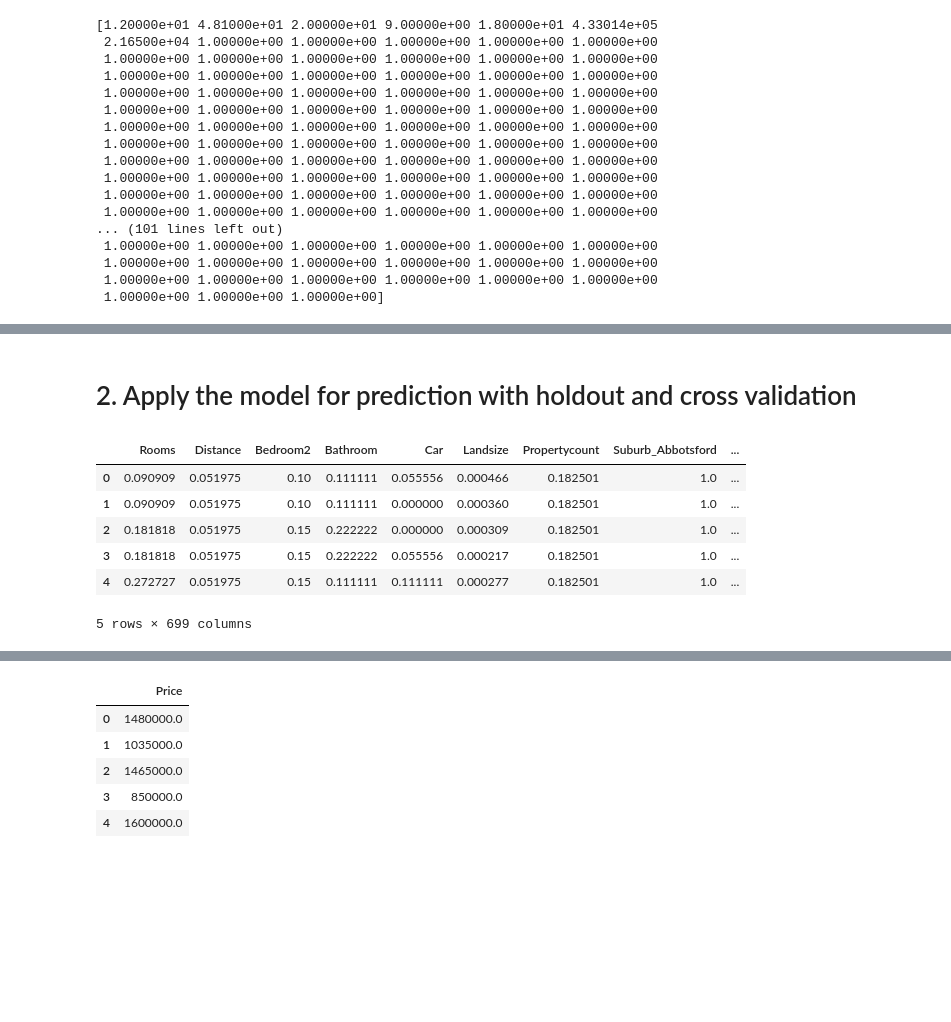
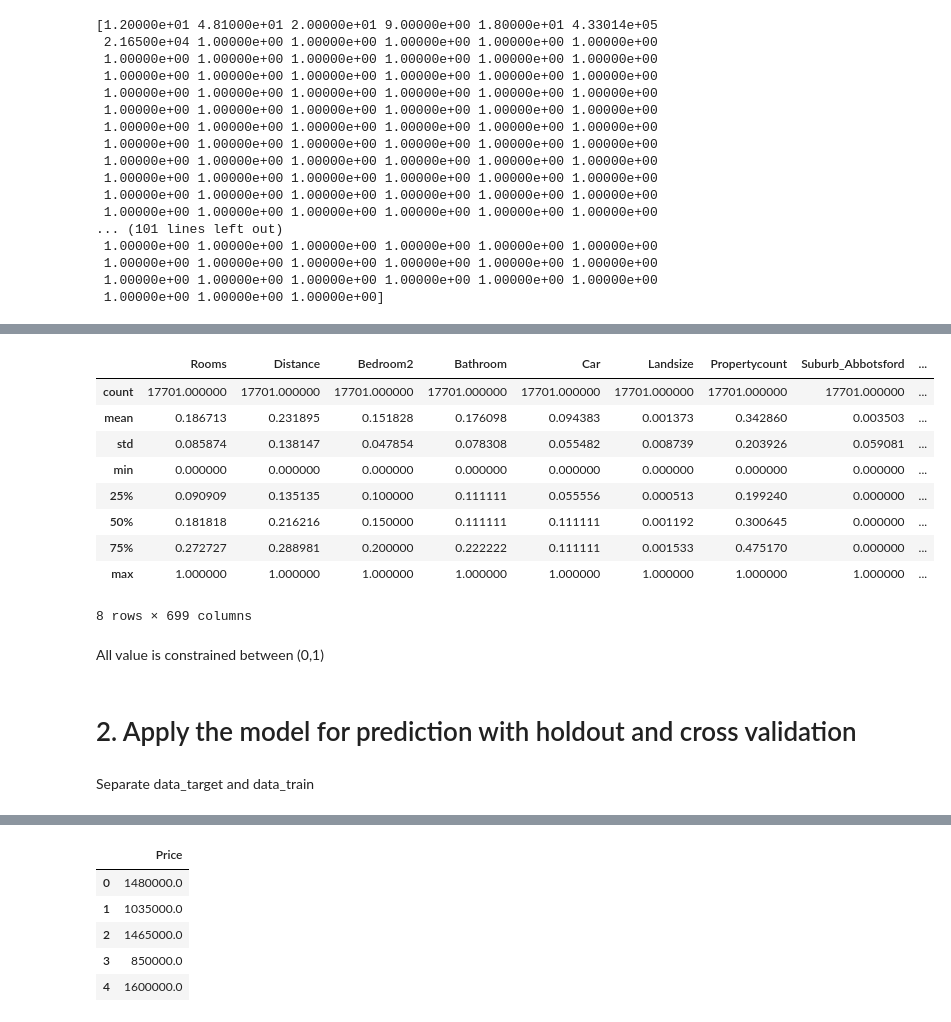
Before and after one commit to duy8498874/Linear-Regression, a Jupyter notebook: Regression_Assignment.ipynb, the cells around one changed output, grey strips where cells are left out. Cells and saved outputs as stored; diff of their text form; code cells hidden in the pictures; blank space fills up the shorter version.

```diff
--- a/Regression_Assignment.ipynb
+++ b/Regression_Assignment.ipynb
@@ -279,14 +269,21 @@ data2=pd.DataFrame(data1, columns=data.columns)
+# %%
+data2.describe()
+# %% [output]
+|  | Rooms | Distance | Bedroom2 | Bathroom | Car | Landsize | Propertycount | Suburb_Abbotsford | ... |
+| count | 17701.000000 | 17701.000000 | 17701.000000 | 17701.000000 | 17701.000000 | 17701.000000 | 17701.000000 | 17701.000000 | ... |
+| mean | 0.186713 | 0.231895 | 0.151828 | 0.176098 | 0.094383 | 0.001373 | 0.342860 | 0.003503 | ... |
+| std | 0.085874 | 0.138147 | 0.047854 | 0.078308 | 0.055482 | 0.008739 | 0.203926 | 0.059081 | ... |
+| min | 0.000000 | 0.000000 | 0.000000 | 0.000000 | 0.000000 | 0.000000 | 0.000000 | 0.000000 | ... |
+| 25% | 0.090909 | 0.135135 | 0.100000 | 0.111111 | 0.055556 | 0.000513 | 0.199240 | 0.000000 | ... |
+| 50% | 0.181818 | 0.216216 | 0.150000 | 0.111111 | 0.111111 | 0.001192 | 0.300645 | 0.000000 | ... |
+| 75% | 0.272727 | 0.288981 | 0.200000 | 0.222222 | 0.111111 | 0.001533 | 0.475170 | 0.000000 | ... |
+| max | 1.000000 | 1.000000 | 1.000000 | 1.000000 | 1.000000 | 1.000000 | 1.000000 | 1.000000 | ... |
+8 rows × 699 columns
+# %% [markdown]
+All value is constrained between (0,1)
 # %% [markdown]
 # 2. Apply the model for prediction with holdout and cross validation
-# %%
-data2.head()
-# %% [output]
-|  | Rooms | Distance | Bedroom2 | Bathroom | Car | Landsize | Propertycount | Suburb_Abbotsford | ... |
-| 0 | 0.090909 | 0.051975 | 0.10 | 0.111111 | 0.055556 | 0.000466 | 0.182501 | 1.0 | ... |
-| 1 | 0.090909 | 0.051975 | 0.10 | 0.111111 | 0.000000 | 0.000360 | 0.182501 | 1.0 | ... |
-| 2 | 0.181818 | 0.051975 | 0.15 | 0.222222 | 0.000000 | 0.000309 | 0.182501 | 1.0 | ... |
-| 3 | 0.181818 | 0.051975 | 0.15 | 0.222222 | 0.055556 | 0.000217 | 0.182501 | 1.0 | ... |
-| 4 | 0.272727 | 0.051975 | 0.15 | 0.111111 | 0.111111 | 0.000277 | 0.182501 | 1.0 | ... |
-5 rows × 699 columns
+# %% [markdown]
+Separate data_target and data_train
 # %%
 data_target=pd.DataFrame(data_target, columns=['Price'])
```
Also changed, not shown: parts of 26 cells of this notebook.
